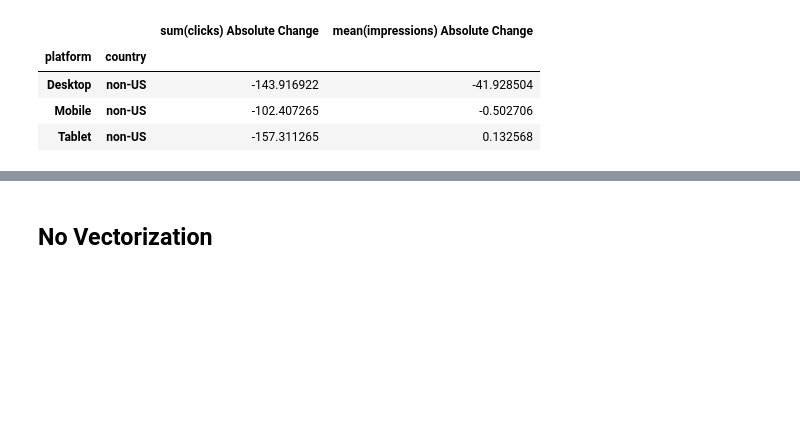
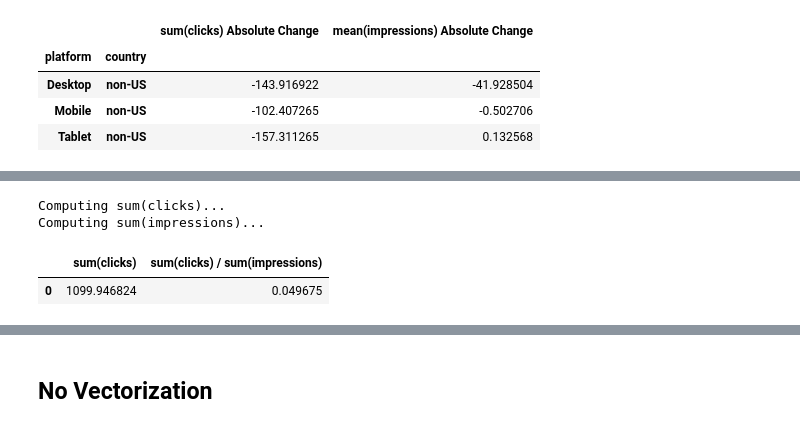
Before and after one commit to google/meterstick, a Jupyter notebook: meterstick_demo.ipynb, the cells around one changed output, grey strips where cells are left out. Cells and saved outputs as stored; diff of their text form; code cells hidden in the pictures; blank space fills up the shorter version.

```diff
--- a/meterstick_demo.ipynb
+++ b/meterstick_demo.ipynb
@@ -940,0 +968,18 @@ m.compute_on_sql('T', 'platform', execute=lambda sql: pd.read_sql(sql, engine))
+# %%
+# When you compute everything together, sum_clicks will only be computed once.
+class SumWithTrace(Sum):
+  def __init__(self, *args, **kwargs):
+    super(SumWithTrace, self).__init__(*args, **kwargs)
+
+  def compute_through(self, data, split_by):
+    print('Computing %s...' % self.name)
+    return super(SumWithTrace, self).compute_through(data, split_by)
+
+sum_clicks = SumWithTrace('clicks')
+ctr = sum_clicks / SumWithTrace('impressions')
+MetricList((sum_clicks, ctr)).compute_on(df)
+# %% [output]
+Computing sum(clicks)...
+Computing sum(impressions)...
+|  | sum(clicks) | sum(clicks) / sum(impressions) |
+| 0 | 1099.946824 | 0.049675 |
```
Also changed, not shown: parts of 26 cells of this notebook, 4 other files.
